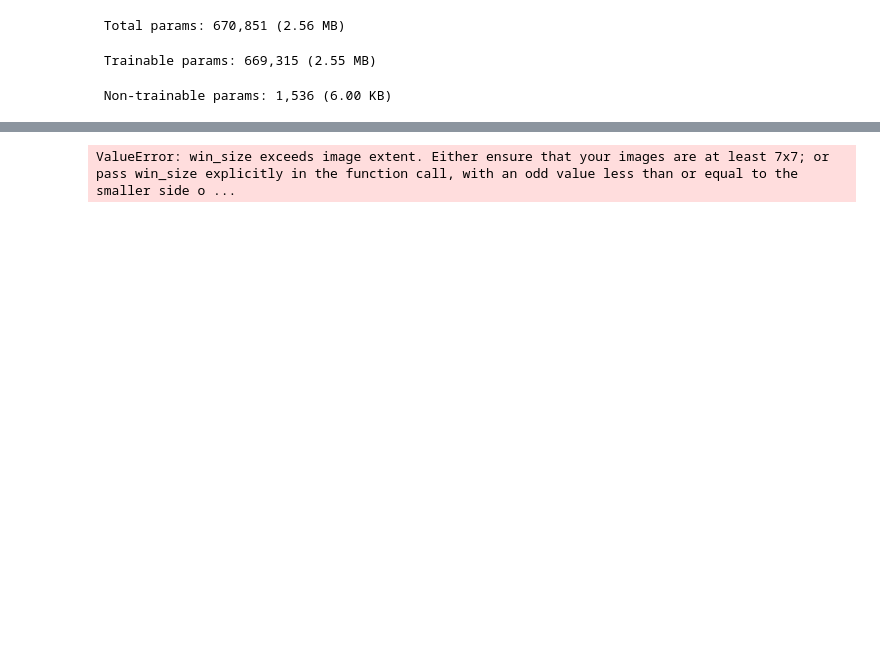
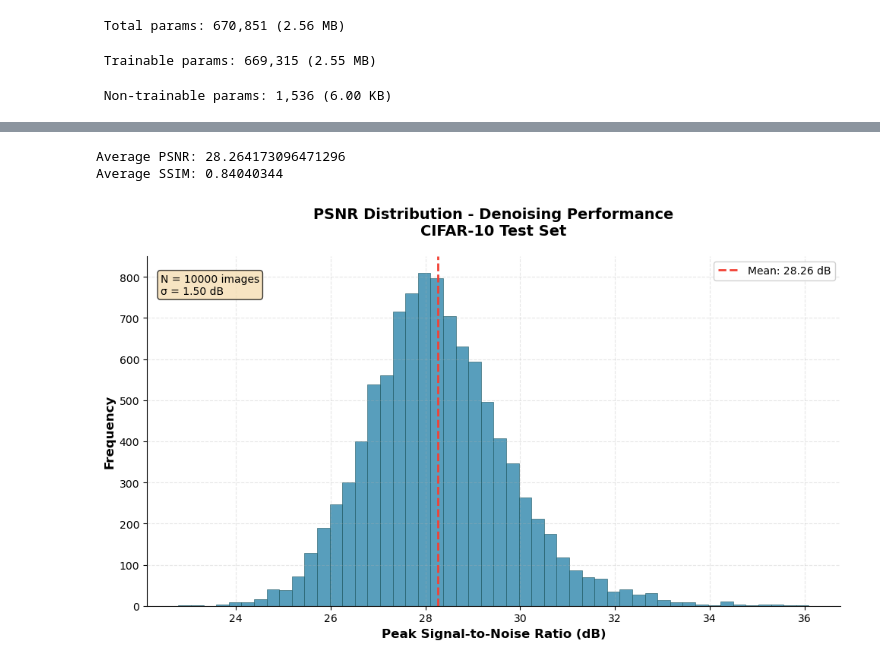
Before and after one commit to abeselom-tesfay/Image-Denoising-Autoencoder, a Jupyter notebook: Image-Denoising-Autoencoder.ipynb, the cells around one changed output, grey strips where cells are left out. Saved outputs shown, nothing was run; the diff lists cells and outputs as text; code cells hidden in the pictures; blank space fills up the shorter version.

Commit message:
add SSIM evaluation for structural similarity analysis on CIFAR-10 denoising

```diff
--- a/Image-Denoising-Autoencoder.ipynb
+++ b/Image-Denoising-Autoencoder.ipynb
@@ -179,20 +179,70 @@ preds = autoencoder.predict(x_test_noisy)
 # %%
 # PSNR & SSIM
 # %%
-psnr_values = [psnr(x_test[i], preds[i]) for i in range(len(x_test))]
-ssim_values = [ssim(x_test[i], preds[i], multichannel=True) for i in range(len(x_test))]
+from skimage.metrics import peak_signal_noise_ratio as psnr
+from skimage.metrics import structural_similarity as ssim
+import numpy as np
+import seaborn as sns
+
+psnr_values, ssim_values = [], []
+
+for i in range(len(x_test)):
+    img1, img2 = x_test[i], preds[i]
+
+    # If shape is (C,H,W) → convert to (H,W,C)
+    if img1.ndim == 3 and img1.shape[0] in [1, 3]:
+        img1 = np.transpose(img1, (1, 2, 0))
+        img2 = np.transpose(img2, (1, 2, 0))
+
+    # Ensure values are float32 in [0,1]
+    img1 = img1.astype(np.float32)
+    img2 = img2.astype(np.float32)
+
+    psnr_values.append(psnr(img1, img2, data_range=1.0))
+    ssim_values.append(ssim(img1, img2, channel_axis=-1, win_size=3, data_range=1.0))
+
 print("Average PSNR:", np.mean(psnr_values))
 print("Average SSIM:", np.mean(ssim_values))
 # %% [output]
-ValueError: win_size exceeds image extent. Either ensure that your images are at least 7x7; or pass win_size explicitly in the function call, with an odd value less than or equal to the smaller side o ...
+Average PSNR: 28.264173096471296
+Average SSIM: 0.84040344
 # %%
 # PSNR histogram
 # %%
-plt.figure(figsize=(8,4))
-plt.hist(psnr_values, bins=50, color='skyblue')
-plt.title("PSNR Distribution on Test Set")
-plt.xlabel("PSNR")
-plt.ylabel("Count")
+
+plt.figure(figsize=(10, 6))
+plt.hist(psnr_values, bins=50, color='#2E86AB', edgecolor='#1A535C', linewidth=0.5, alpha=0.8)
+
+# Add vertical line for mean
+mean_psnr = np.mean(psnr_values)
+plt.axvline(mean_psnr, color='#F24236', linestyle='--', linewidth=2,
+            label=f'Mean: {mean_psnr:.2f} dB')
+
+# Professional styling
+plt.title('PSNR Distribution - Denoising Performance\nCIFAR-10 Test Set',
+          fontsize=14, fontweight='bold', pad=20)
+plt.xlabel('Peak Signal-to-Noise Ratio (dB)', fontsize=12, fontweight='bold')
+plt.ylabel('Frequency', fontsize=12, fontweight='bold')
+
+# Add grid and improve ticks
+plt.grid(True, alpha=0.3, linestyle='--')
+plt.xticks(fontsize=10)
+plt.yticks(fontsize=10)
+
+# Add some statistics in the plot
+plt.text(0.02, 0.95, f'N = {len(psnr_values)} images\nσ = {np.std(psnr_values):.2f} dB',
+         transform=plt.gca().transAxes, fontsize=10, verticalalignment='top',
+         bbox=dict(boxstyle='round', facecolor='wheat', alpha=0.8))
+
+# Legend and layout
+plt.legend(fontsize=10, framealpha=0.9)
+plt.tight_layout()
+
+# Remove spines for cleaner look
+sns.despine()
+
 plt.show()
+# %% [output]
+[figure, added]
 # %%
 # SSIM histogram
```
Also changed, not shown: parts of 6 cells of this notebook.
